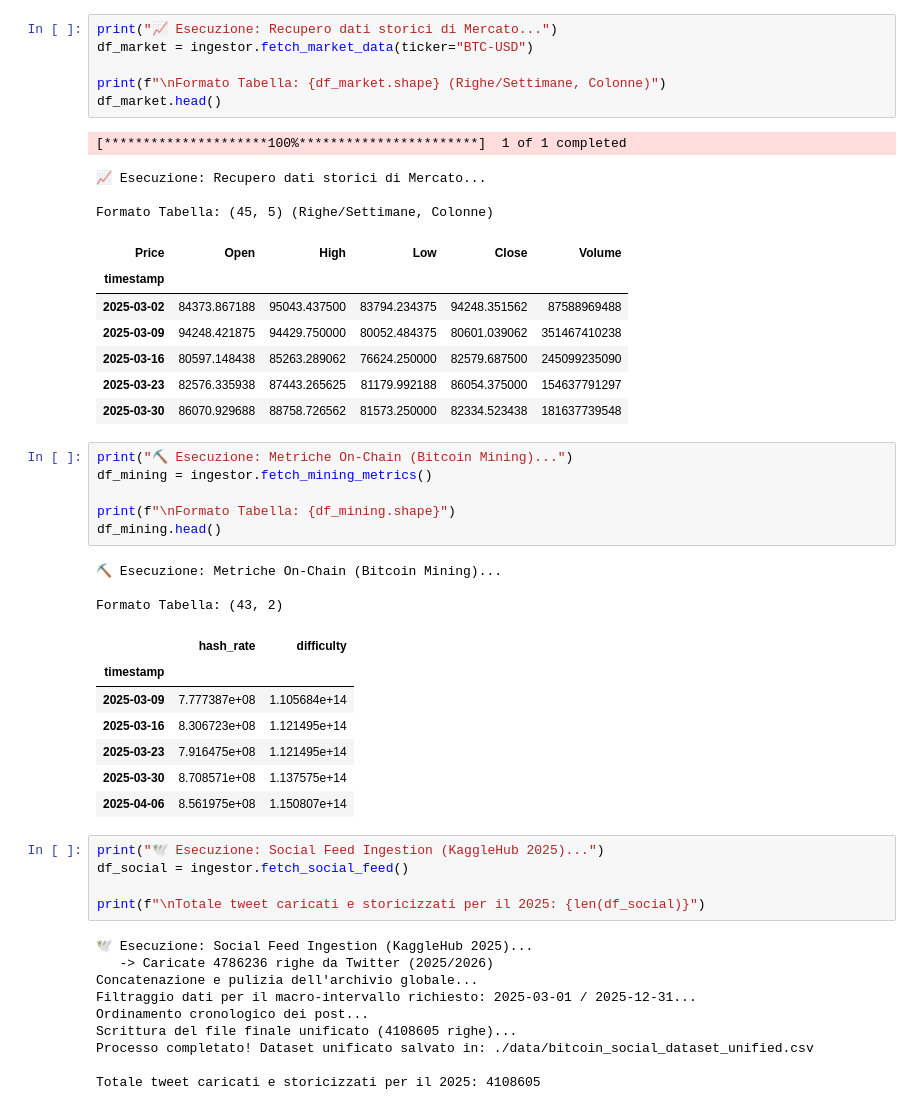
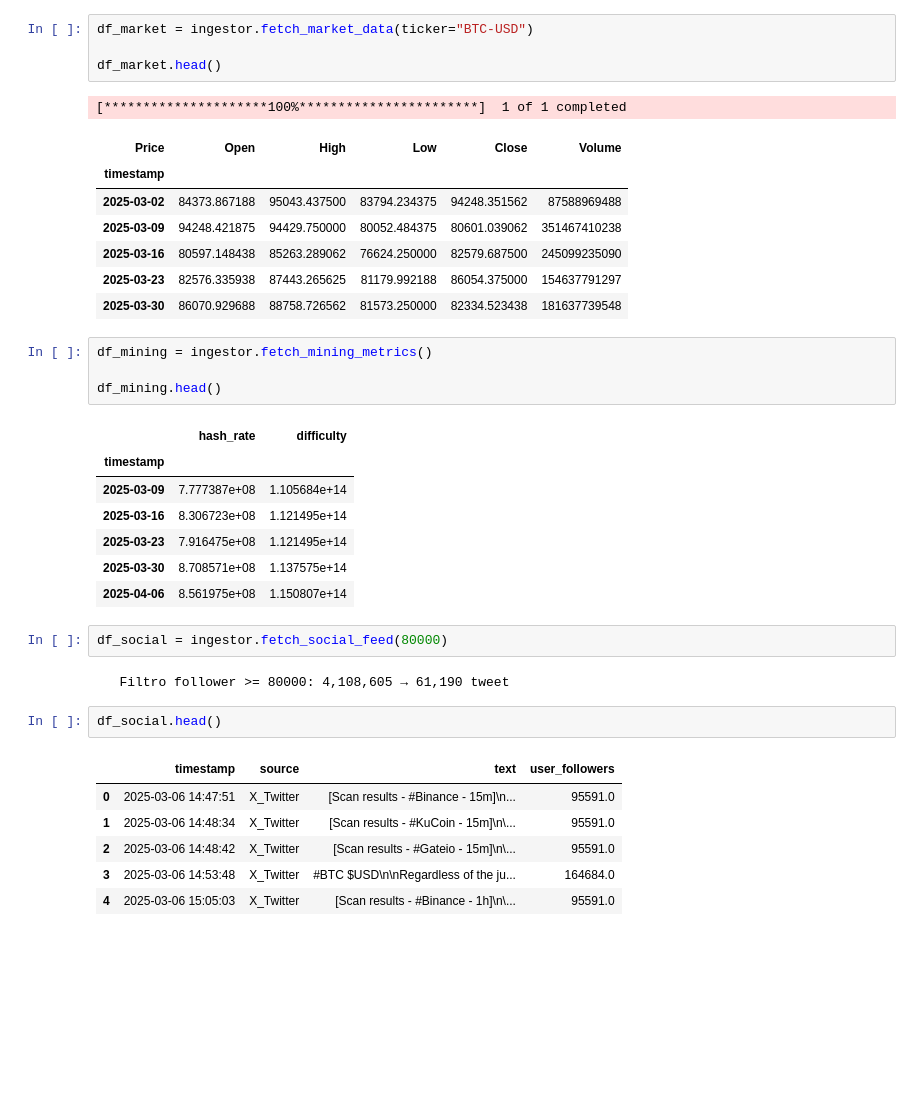
Before and after one commit to amerigovegliante/snap, a Jupyter notebook: tests.ipynb, the cells around one changed output. Drawn from its saved outputs; the diff is of its cells as text; blank space fills up the shorter version.

```diff
--- a/tests.ipynb
+++ b/tests.ipynb
@@ -23,14 +13,9 @@ print(f"🚀 Ingestor pronto per l'orizzonte temporale: {START_DATE} / {END_DATE
 # %%
-print("📈 Esecuzione: Recupero dati storici di Mercato...")
 df_market = ingestor.fetch_market_data(ticker="BTC-USD")
 
-print(f"\nFormato Tabella: {df_market.shape} (Righe/Settimane, Colonne)")
 df_market.head()
 # %% [output]
 [*********************100%***********************]  1 of 1 completed
-📈 Esecuzione: Recupero dati storici di Mercato...
-
-Formato Tabella: (45, 5) (Righe/Settimane, Colonne)
 | Price | Open | High | Low | Close | Volume |
 | timestamp |  |  |  |  |  |
 | 2025-03-02 | 84373.867188 | 95043.437500 | 83794.234375 | 94248.351562 | 87588969488 |
@@ -39,15 +24,10 @@ Formato Tabella: (45, 5) (Righe/Settimane, Colonne)
 | 2025-03-23 | 82576.335938 | 87443.265625 | 81179.992188 | 86054.375000 | 154637791297 |
 | 2025-03-30 | 86070.929688 | 88758.726562 | 81573.250000 | 82334.523438 | 181637739548 |
 # %%
-print("⛏️ Esecuzione: Metriche On-Chain (Bitcoin Mining)...")
 df_mining = ingestor.fetch_mining_metrics()
 
-print(f"\nFormato Tabella: {df_mining.shape}")
 df_mining.head()
 # %% [output]
-⛏️ Esecuzione: Metriche On-Chain (Bitcoin Mining)...
-
-Formato Tabella: (43, 2)
 |  | hash_rate | difficulty |
 | timestamp |  |  |
 | 2025-03-09 | 7.777387e+08 | 1.105684e+14 |
@@ -56,20 +36,18 @@ Formato Tabella: (43, 2)
 | 2025-03-30 | 8.708571e+08 | 1.137575e+14 |
 | 2025-04-06 | 8.561975e+08 | 1.150807e+14 |
 # %%
-print("🕊️ Esecuzione: Social Feed Ingestion (KaggleHub 2025)...")
-df_social = ingestor.fetch_social_feed()
-
-print(f"\nTotale tweet caricati e storicizzati per il 2025: {len(df_social)}")
+df_social = ingestor.fetch_social_feed(80000)
 # %% [output]
-🕊️ Esecuzione: Social Feed Ingestion (KaggleHub 2025)...
-   -> Caricate 4786236 righe da Twitter (2025/2026)
-Concatenazione e pulizia dell'archivio globale...
-Filtraggio dati per il macro-intervallo richiesto: 2025-03-01 / 2025-12-31...
-Ordinamento cronologico dei post...
-Scrittura del file finale unificato (4108605 righe)...
-Processo completato! Dataset unificato salvato in: ./data/bitcoin_social_dataset_unified.csv
-
-Totale tweet caricati e storicizzati per il 2025: 4108605
+   Filtro follower >= 80000: 4,108,605 → 61,190 tweet
+# %%
+df_social.head()
+# %% [output]
+|  | timestamp | source | text | user_followers |
+| 0 | 2025-03-06 14:47:51 | X_Twitter | [Scan results - #Binance - 15m]\n... | 95591.0 |
+| 1 | 2025-03-06 14:48:34 | X_Twitter | [Scan results - #KuCoin - 15m]\n\... | 95591.0 |
+| 2 | 2025-03-06 14:48:42 | X_Twitter | [Scan results - #Gateio - 15m]\n\... | 95591.0 |
+| 3 | 2025-03-06 14:53:48 | X_Twitter | #BTC $USD\n\nRegardless of the ju... | 164684.0 |
+| 4 | 2025-03-06 15:05:03 | X_Twitter | [Scan results - #Binance - 1h]\n\... | 95591.0 |
 # %%
 print("📊 Statistiche temporali del dataset:")
 print(f"Data MINIMA trovata: {df_social['timestamp'].min()}")
```
Also changed, not shown: parts of 12 cells of this notebook, 3 other files.
